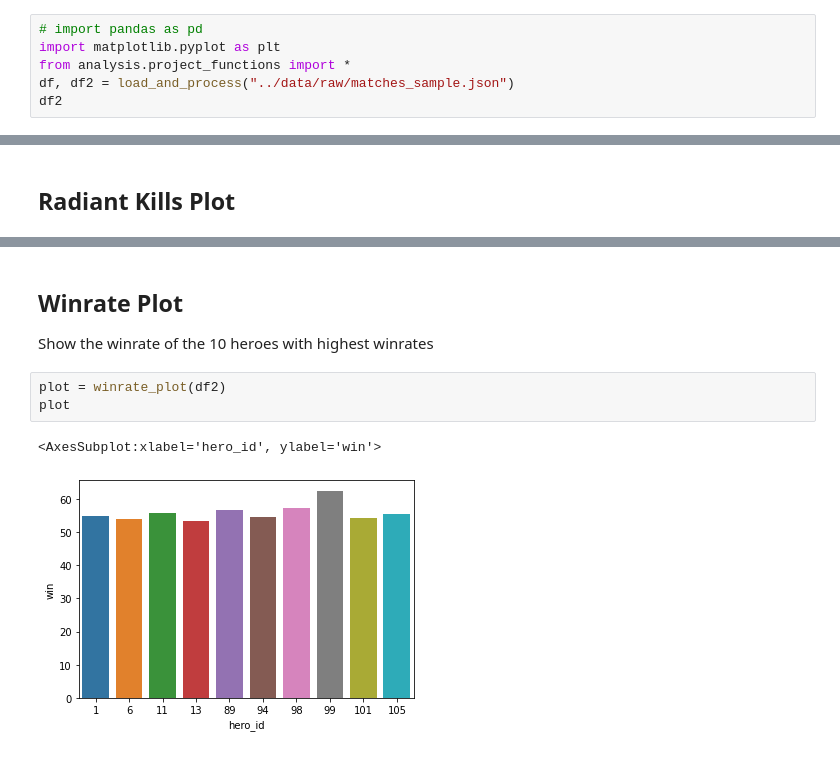
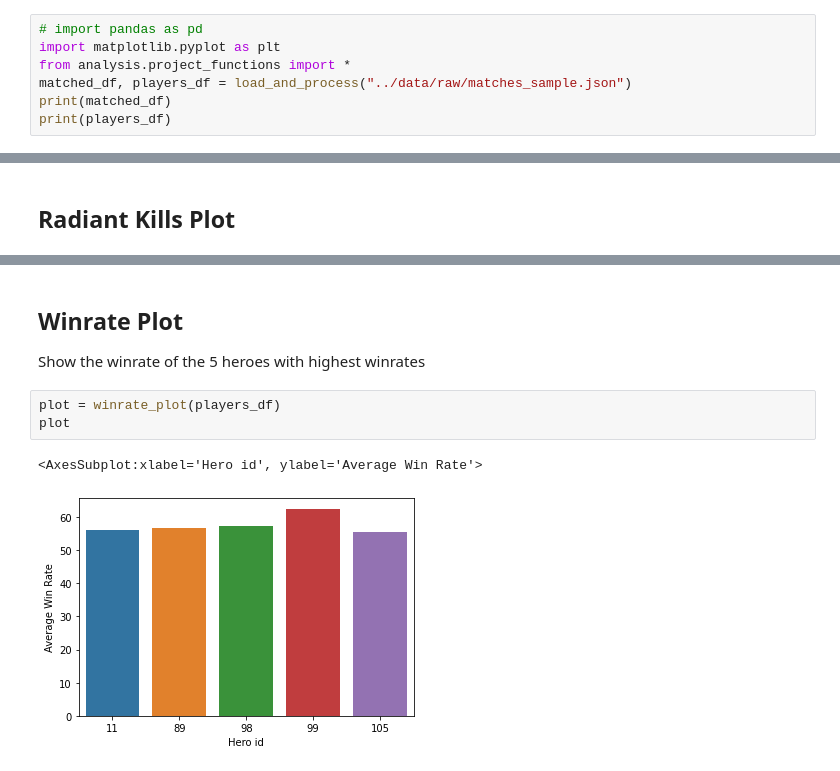
Before and after one commit to data301-2020-winter1/course-project-solo_108, a Jupyter notebook: analysis/milestone1.ipynb, the cells around one changed output, grey strips where cells are left out. Cells and saved outputs as stored; diff of their text form.

```diff
--- a/analysis/milestone1.ipynb
+++ b/analysis/milestone1.ipynb
@@ -2,6 +2,7 @@
 # import pandas as pd
 import matplotlib.pyplot as plt
 from analysis.project_functions import *
-df, df2 = load_and_process("../data/raw/matches_sample.json")
-df2
+matched_df, players_df = load_and_process("../data/raw/matches_sample.json")
+print(matched_df)
+print(players_df)
 # %% [output]
@@ -44,10 +49,10 @@ plot
 [figure]
 # %% [markdown]
 ## Winrate Plot
-Show the winrate of the 10 heroes with highest winrates
+Show the winrate of the 5 heroes with highest winrates
 # %%
-plot = winrate_plot(df2)
+plot = winrate_plot(players_df)
 plot
 # %% [output]
-<AxesSubplot:xlabel='hero_id', ylabel='win'>
+<AxesSubplot:xlabel='Hero id', ylabel='Average Win Rate'>
-[figure, old version]
+[figure, new version]
```
Also changed, not shown: parts of 15 cells of this notebook, 1 other file.
